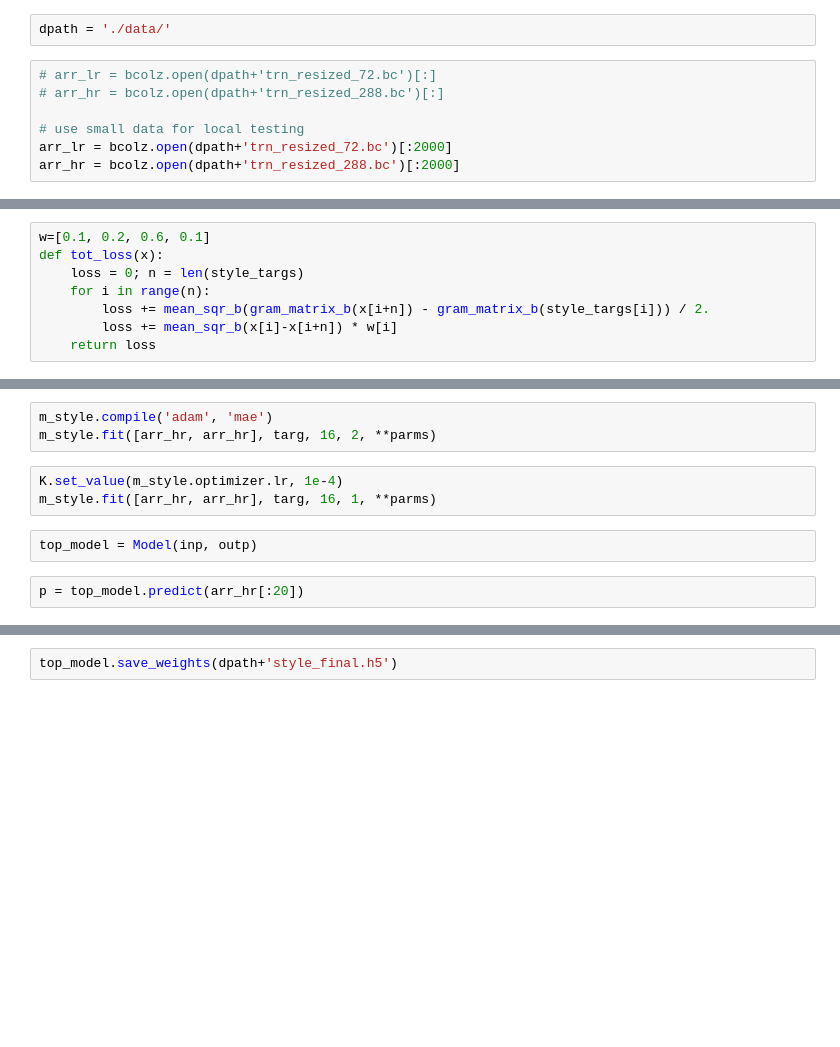
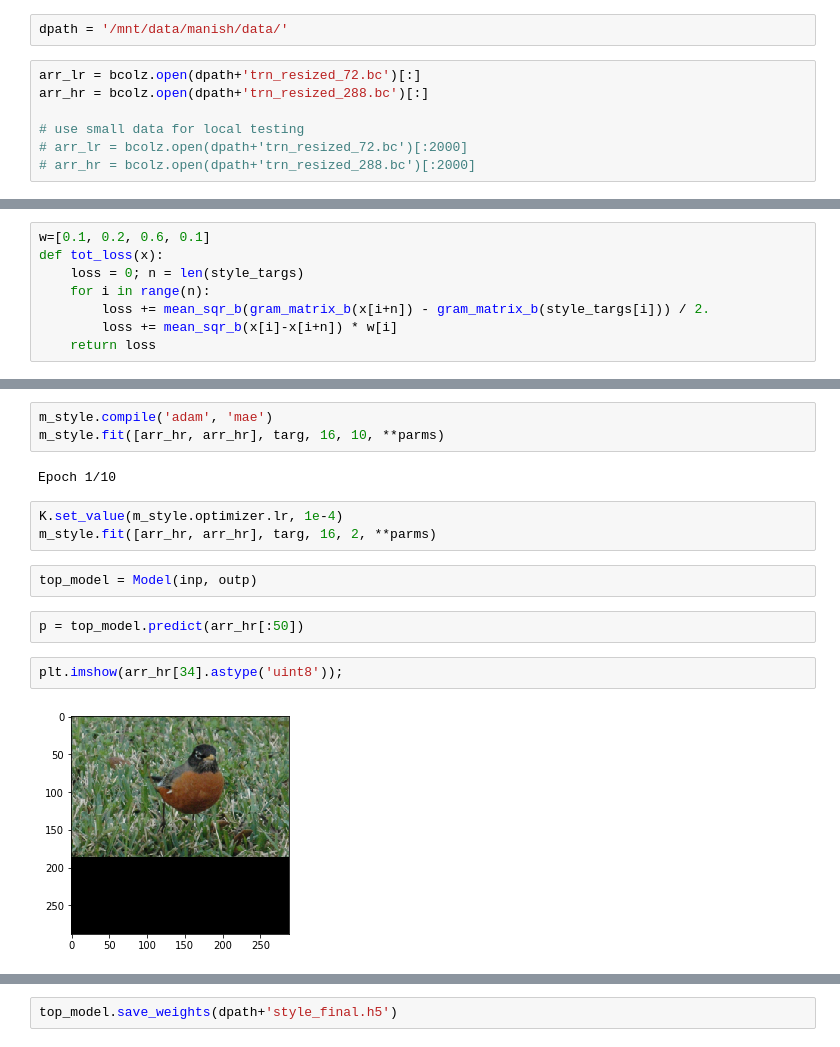
Before and after one commit to mchablani/dl_projects, a Jupyter notebook: neural_style/FastStyleTransfer.ipynb, the cells around one changed output, grey strips where cells are left out. Drawn from its saved outputs; the diff is of its cells as text; blank space fills up the shorter version.

```diff
--- a/neural_style/FastStyleTransfer.ipynb
+++ b/neural_style/FastStyleTransfer.ipynb
@@ -54,14 +52,14 @@ def up_block(x, filters, size):
     x = BatchNormalization(mode=2)(x)
     return Activation('relu')(x)
 # %%
-dpath = './data/'
+dpath = '/mnt/data/manish/data/'
 # %%
-# arr_lr = bcolz.open(dpath+'trn_resized_72.bc')[:]
-# arr_hr = bcolz.open(dpath+'trn_resized_288.bc')[:]
+arr_lr = bcolz.open(dpath+'trn_resized_72.bc')[:]
+arr_hr = bcolz.open(dpath+'trn_resized_288.bc')[:]
 
 # use small data for local testing
-arr_lr = bcolz.open(dpath+'trn_resized_72.bc')[:2000]
-arr_hr = bcolz.open(dpath+'trn_resized_288.bc')[:2000]
+# arr_lr = bcolz.open(dpath+'trn_resized_72.bc')[:2000]
+# arr_hr = bcolz.open(dpath+'trn_resized_288.bc')[:2000]
 # %%
 # parms = {'verbose': 1, 'callbacks': [TQDMNotebookCallback(leave_inner=True)]}
 parms = {'verbose': 1, 'callbacks': []}
@@ -138,11 +134,17 @@ AttributeError: module 'tensorflow' has no attribute 'batch_matmul'
 # %%
 m_style.compile('adam', 'mae')
-m_style.fit([arr_hr, arr_hr], targ, 16, 2, **parms)
+m_style.fit([arr_hr, arr_hr], targ, 16, 10, **parms)
+# %% [output]
+Epoch 1/10
 # %%
 K.set_value(m_style.optimizer.lr, 1e-4)
-m_style.fit([arr_hr, arr_hr], targ, 16, 1, **parms)
+m_style.fit([arr_hr, arr_hr], targ, 16, 2, **parms)
 # %%
 top_model = Model(inp, outp)
 # %%
-p = top_model.predict(arr_hr[:20])
+p = top_model.predict(arr_hr[:50])
+# %%
+plt.imshow(arr_hr[34].astype('uint8'));
+# %% [output]
+[figure, added]
 # %%
```
Also changed, not shown: parts of 5 cells of this notebook, 2 other files.
